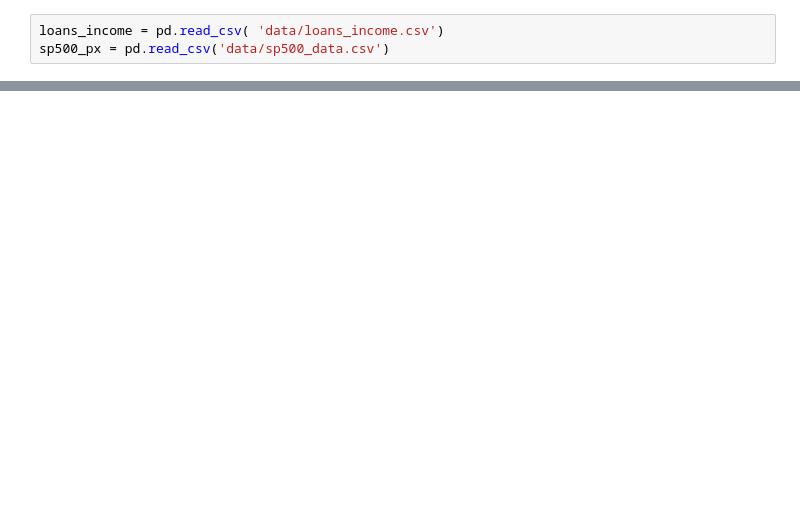
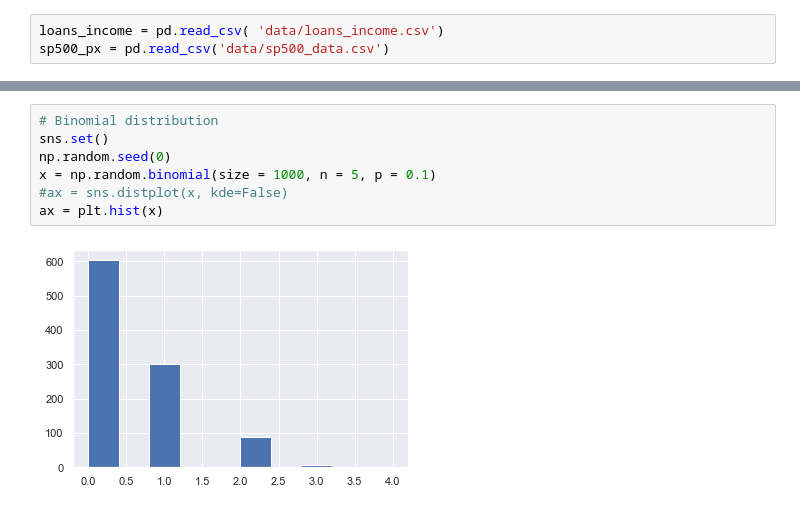
Before and after one commit to AdolfoCastilloC/StatisticsForDS, a Jupyter notebook: Chapter2_Python.ipynb, the cells around one changed output, grey strips where cells are left out. Saved outputs shown, nothing was run; the diff lists cells and outputs as text; blank space fills up the shorter version.

```diff
--- a/Chapter2_Python.ipynb
+++ b/Chapter2_Python.ipynb
@@ -22,0 +69,9 @@ plt.show()
+# %%
+# Binomial distribution
+sns.set()
+np.random.seed(0)
+x = np.random.binomial(size = 1000, n = 5, p = 0.1)
+#ax = sns.distplot(x, kde=False)
+ax = plt.hist(x)
+# %% [output]
+[figure, added]
```
Also changed, not shown: parts of 10 cells of this notebook, 1 other file.
